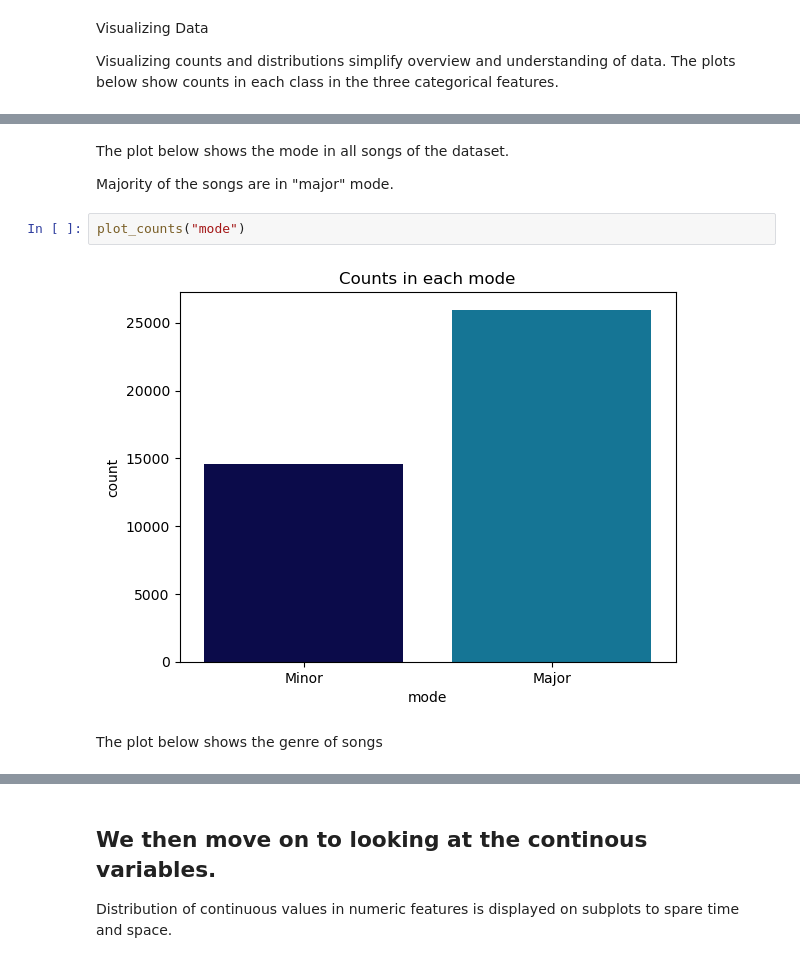
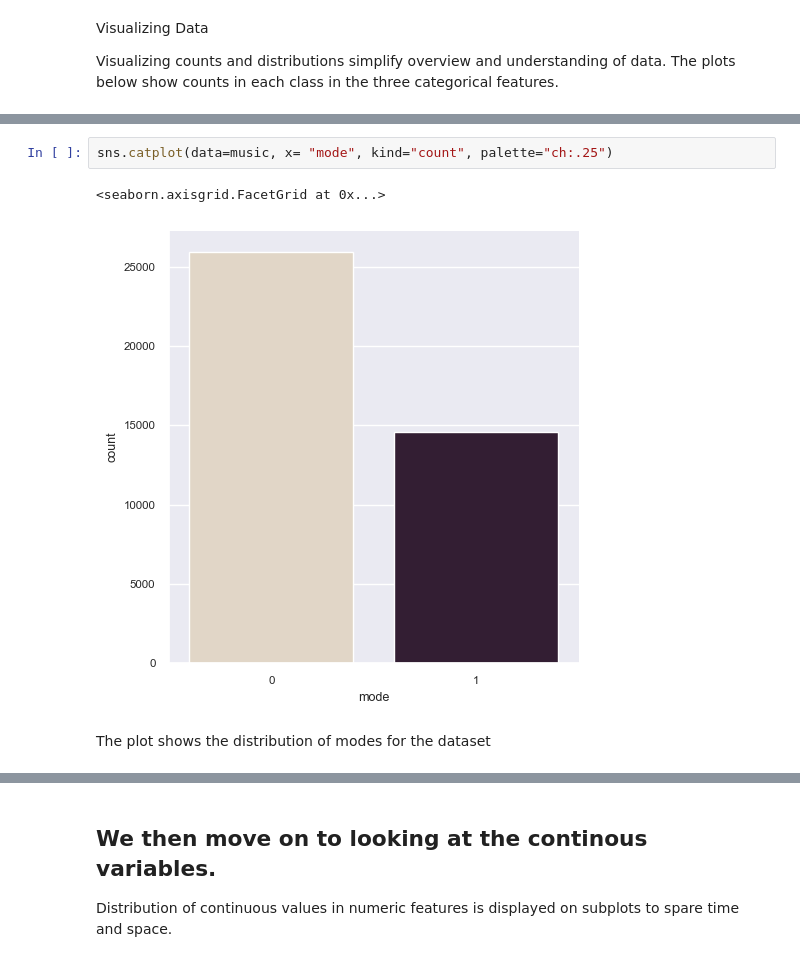
Before and after one commit to tanvi-jain3/SC1015-Song-Genre-Classification, a Jupyter notebook: Data Science Mini_Project.ipynb, the cells around one changed output, grey strips where cells are left out. Saved outputs shown, nothing was run; the diff lists cells and outputs as text.

```diff
--- a/Data Science Mini_Project.ipynb
+++ b/Data Science Mini_Project.ipynb
@@ -291,11 +239,8 @@ plot_counts("key", ["A", "A#", "B", "C", "C#", "D", "D#", "E", "F", "F#", "G", "
-# %% [markdown]
-The plot below shows the mode in all songs of the dataset.
-
-Majority of the songs are in "major" mode.
 # %%
-plot_counts("mode")
+sns.catplot(data=music, x= "mode", kind="count", palette="ch:.25")
 # %% [output]
+<seaborn.axisgrid.FacetGrid at 0x...>
-[figure, old version]
+[figure, new version]
-# %% [markdown]
-The plot below shows the genre of songs
+# %% [markdown]
+The plot shows the distribution of modes for the dataset
 # %%
```
Also changed, not shown: parts of 44 cells of this notebook.
